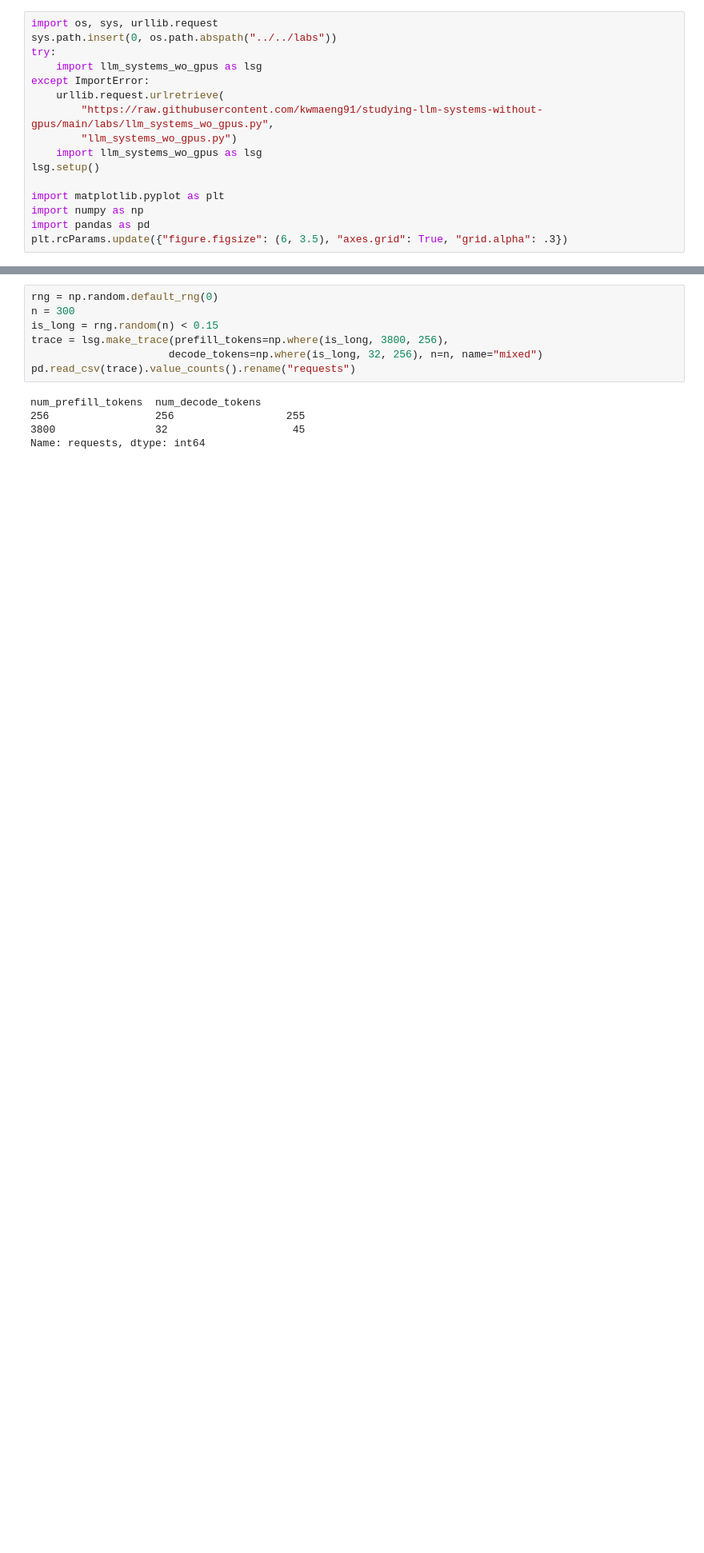
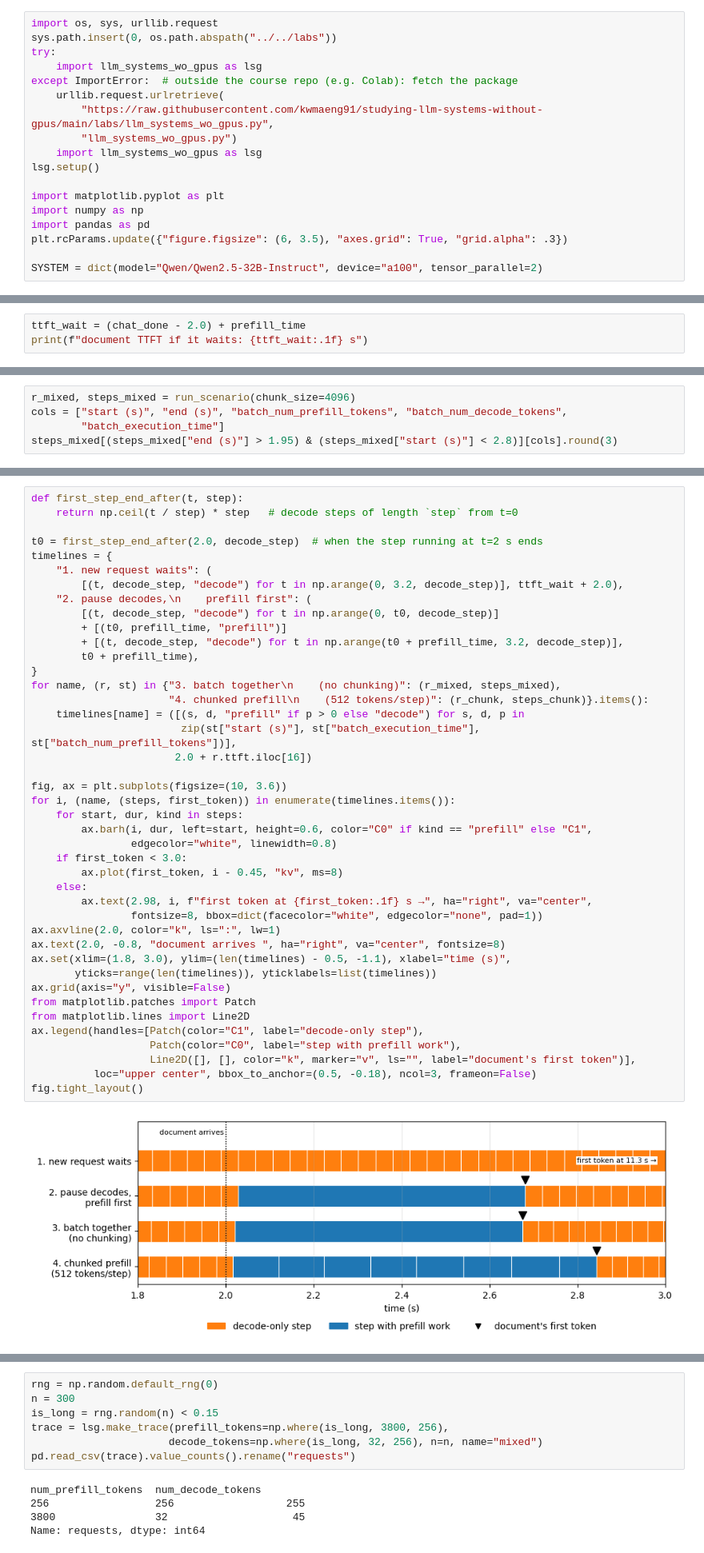
Before and after one commit to kwmaeng91/studying-llm-systems-without-gpus, a Jupyter notebook: docs/lectures/03-chunked-prefill.ipynb, the cells around one changed output, grey strips where cells are left out. Shown at 80% size. Cells and saved outputs as stored; diff of their text form; blank space fills up the shorter version.

```diff
--- a/docs/lectures/03-chunked-prefill.ipynb
+++ b/docs/lectures/03-chunked-prefill.ipynb
@@ -29,7 +32,7 @@ import os, sys, urllib.request
 sys.path.insert(0, os.path.abspath("../../labs"))
 try:
     import llm_systems_wo_gpus as lsg
-except ImportError:
+except ImportError:  # outside the course repo (e.g. Colab): fetch the package
     urllib.request.urlretrieve(
         "https://raw.githubusercontent.com/kwmaeng91/studying-llm-systems-without-gpus/main/labs/llm_systems_wo_gpus.py",
         "llm_systems_wo_gpus.py")
@@ -40,4 +43,6 @@ import matplotlib.pyplot as plt
 import numpy as np
 import pandas as pd
 plt.rcParams.update({"figure.figsize": (6, 3.5), "axes.grid": True, "grid.alpha": .3})
+
+SYSTEM = dict(model="Qwen/Qwen2.5-32B-Instruct", device="a100", tensor_parallel=2)
 # %% [output]
@@ -44,0 +109,3 @@ Simulator ready at /home/kiwan/.llm-systems-wo-gpus/backend
+# %%
+ttft_wait = (chat_done - 2.0) + prefill_time
+print(f"document TTFT if it waits: {ttft_wait:.1f} s")
@@ -44,0 +160,5 @@ Simulator ready at /home/kiwan/.llm-systems-wo-gpus/backend
+# %%
+r_mixed, steps_mixed = run_scenario(chunk_size=4096)
+cols = ["start (s)", "end (s)", "batch_num_prefill_tokens", "batch_num_decode_tokens",
+        "batch_execution_time"]
+steps_mixed[(steps_mixed["end (s)"] > 1.95) & (steps_mixed["start (s)"] < 2.8)][cols].round(3)
@@ -44,0 +275,44 @@ Simulator ready at /home/kiwan/.llm-systems-wo-gpus/backend
+# %%
+def first_step_end_after(t, step):
+    return np.ceil(t / step) * step   # decode steps of length `step` from t=0
+
+t0 = first_step_end_after(2.0, decode_step)  # when the step running at t=2 s ends
+timelines = {
+    "1. new request waits": (
+        [(t, decode_step, "decode") for t in np.arange(0, 3.2, decode_step)], ttft_wait + 2.0),
+    "2. pause decodes,\n    prefill first": (
+        [(t, decode_step, "decode") for t in np.arange(0, t0, decode_step)]
+        + [(t0, prefill_time, "prefill")]
+        + [(t, decode_step, "decode") for t in np.arange(t0 + prefill_time, 3.2, decode_step)],
+        t0 + prefill_time),
+}
+for name, (r, st) in {"3. batch together\n    (no chunking)": (r_mixed, steps_mixed),
+                      "4. chunked prefill\n    (512 tokens/step)": (r_chunk, steps_chunk)}.items():
+    timelines[name] = ([(s, d, "prefill" if p > 0 else "decode") for s, d, p in
+                        zip(st["start (s)"], st["batch_execution_time"], st["batch_num_prefill_tokens"])],
+                       2.0 + r.ttft.iloc[16])
+
+fig, ax = plt.subplots(figsize=(10, 3.6))
+for i, (name, (steps, first_token)) in enumerate(timelines.items()):
+    for start, dur, kind in steps:
+        ax.barh(i, dur, left=start, height=0.6, color="C0" if kind == "prefill" else "C1",
+                edgecolor="white", linewidth=0.8)
+    if first_token < 3.0:
+        ax.plot(first_token, i - 0.45, "kv", ms=8)
+    else:
+        ax.text(2.98, i, f"first token at {first_token:.1f} s →", ha="right", va="center",
+                fontsize=8, bbox=dict(facecolor="white", edgecolor="none", pad=1))
+ax.axvline(2.0, color="k", ls=":", lw=1)
+ax.text(2.0, -0.8, "document arrives ", ha="right", va="center", fontsize=8)
+ax.set(xlim=(1.8, 3.0), ylim=(len(timelines) - 0.5, -1.1), xlabel="time (s)",
+       yticks=range(len(timelines)), yticklabels=list(timelines))
+ax.grid(axis="y", visible=False)
+from matplotlib.patches import Patch
+from matplotlib.lines import Line2D
+ax.legend(handles=[Patch(color="C1", label="decode-only step"),
+                   Patch(color="C0", label="step with prefill work"),
+                   Line2D([], [], color="k", marker="v", ls="", label="document's first token")],
+          loc="upper center", bbox_to_anchor=(0.5, -0.18), ncol=3, frameon=False)
+fig.tight_layout()
+# %% [output]
+[figure, added]
```
Also changed, not shown: parts of 34 cells of this notebook, 3 other files.
